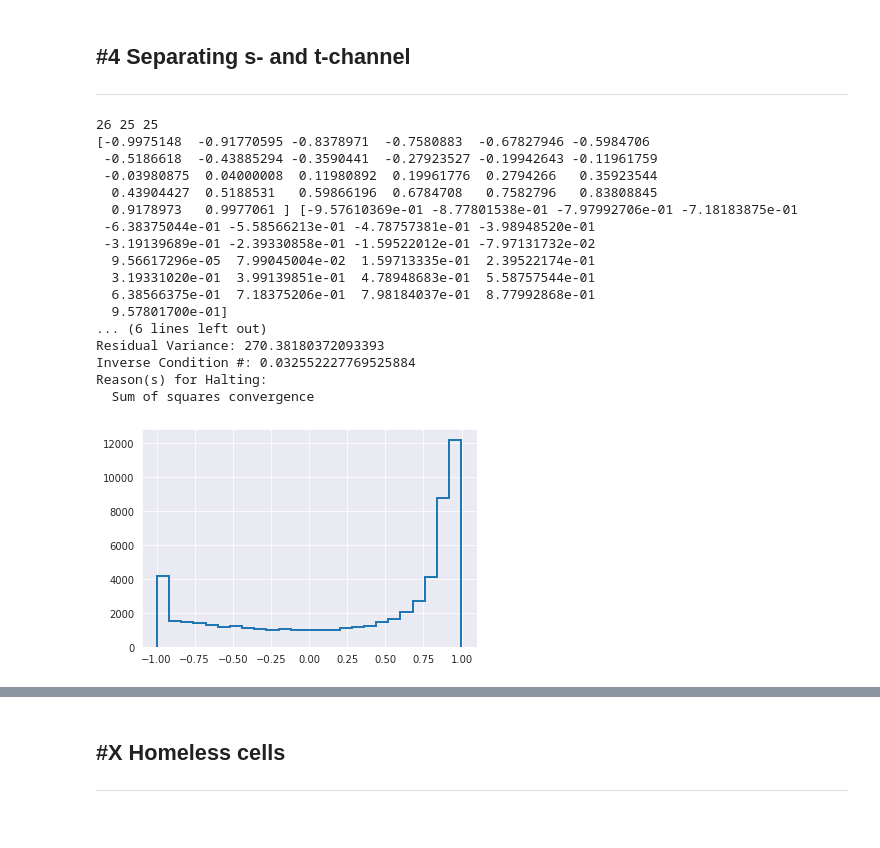
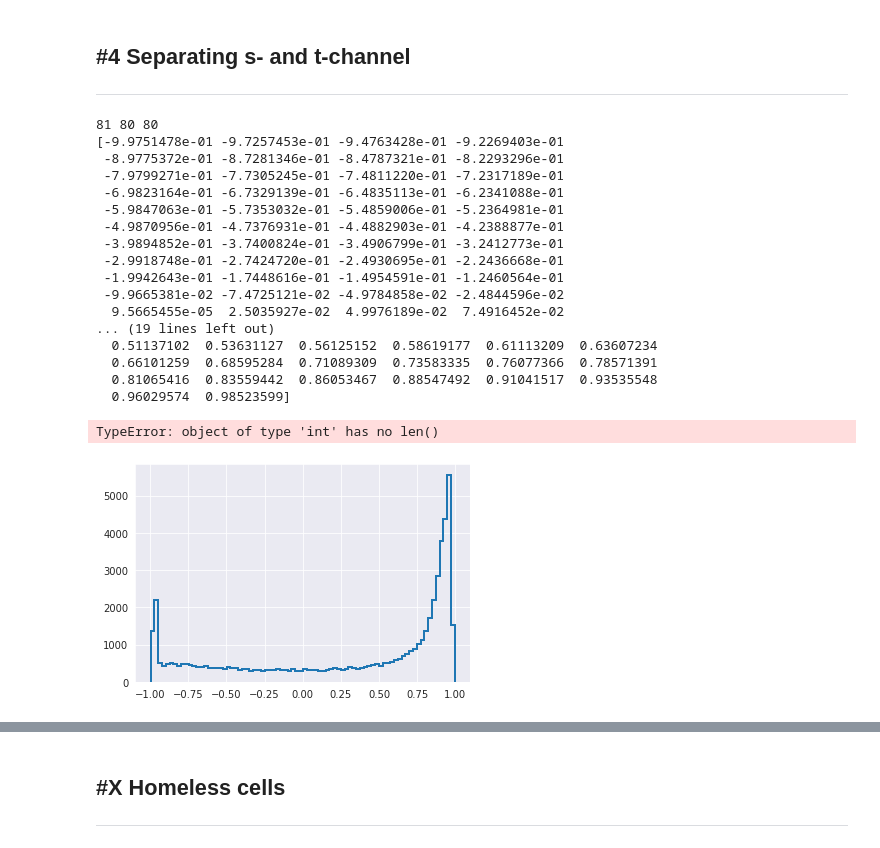
Before and after one commit to benfreiburg/z0-precisionmeasurement, a Jupyter notebook: Z0_main.ipynb, the cells around one changed output, grey strips where cells are left out. Cells and saved outputs as stored; diff of their text form; code cells hidden in the pictures.

```diff
--- a/Z0_main.ipynb
+++ b/Z0_main.ipynb
@@ -365,7 +365,7 @@ The percentage of electron events surviving the cut 0.9672821475021854 , the sha
 # %%
 cut_P_char_high = 69
 cut_P_char_low = 2
-cut_E_ecal = 15
+cut_E_ecal = 16
 cut_N_Ctrk = 5
 
 bins_N_Ctrk_mc = np.linspace(-0.5,40.5,42)
@@ -612,53 +682,54 @@ print(err_matrix_eff)
 ---
 ---
 # %%
-bins_cos_thet = 25
+bins_cos_thet = 80
 mask_ee_cos = branches_ee[var_cos_thet] < 1
 bin_content_theta_fit, bin_edges_theta_fit, _ = plt.hist((ee[8,:][mask_ee_cos]),bins=bins_cos_thet,  histtype='step', linewidth=2, label='Pcharged')
 
 bins_theta= np.asarray([])
 
 #for i in range (0, int(len(qq[4])-1.)):
 #    if (qq[4,i]>cut_E_ecal_low):
 
 for i in range (0,int(len(bin_edges_theta_fit)-1.)):
     bins_theta=np.append(bins_theta,bin_edges_theta_fit[i]+(bin_edges_theta_fit[2]-bin_edges_theta_fit[1])/2)
 
 
 print(len(bin_edges_theta_fit), len(bin_content_theta_fit), len(bins_theta))
 print(bin_edges_theta_fit, bins_theta)
 
 def s_t_channels(B, x):
     return B[0]*(1+x**2)+B[1]/(1-x)**2
 
 mymodel = Model(s_t_channels)
-mydata = RealData(bins_theta, bin_content_theta_fit, sx=10**(-99), sy=np.sqrt(bin_content_theta_fit))
+mydata = RealData(bins_theta[2:len(bins_cos_thet)-2], bin_content_theta_fit[2:len(bins_cos_thet)-2], sx=10**(-99), sy=np.sqrt(bin_content_theta_fit))
 myodr = ODR(mydata, mymodel, beta0=[400, 100], job=2)
 output_s_t = myodr.run()
 
 print("This is just to obtain the fit parameters")
 print(" ")
 output_s_t.pprint()
 print(" ")
 # %% [output]
-26 25 25
-[-0.9975148  -0.91770595 -0.8378971  -0.7580883  -0.67827946 -0.5984706
- -0.5186618  -0.43885294 -0.3590441  -0.27923527 -0.19942643 -0.11961759
- -0.03980875  0.04000008  0.11980892  0.19961776  0.2794266   0.35923544
-  0.43904427  0.5188531   0.59866196  0.6784708   0.7582796   0.83808845
-  0.9178973   0.9977061 ] [-9.57610369e-01 -8.77801538e-01 -7.97992706e-01 -7.18183875e-01
- -6.38375044e-01 -5.58566213e-01 -4.78757381e-01 -3.98948520e-01
- -3.19139689e-01 -2.39330858e-01 -1.59522012e-01 -7.97131732e-02
-  9.56617296e-05  7.99045004e-02  1.59713335e-01  2.39522174e-01
-  3.19331020e-01  3.99139851e-01  4.78948683e-01  5.58757544e-01
-  6.38566375e-01  7.18375206e-01  7.98184037e-01  8.77992868e-01
-  9.57801700e-01]
-... (6 lines left out)
-Residual Variance: 270.38180372093393
-Inverse Condition #: 0.032552227769525884
-Reason(s) for Halting:
-  Sum of squares convergence
+81 80 80
+[-9.9751478e-01 -9.7257453e-01 -9.4763428e-01 -9.2269403e-01
+ -8.9775372e-01 -8.7281346e-01 -8.4787321e-01 -8.2293296e-01
+ -7.9799271e-01 -7.7305245e-01 -7.4811220e-01 -7.2317189e-01
+ -6.9823164e-01 -6.7329139e-01 -6.4835113e-01 -6.2341088e-01
+ -5.9847063e-01 -5.7353032e-01 -5.4859006e-01 -5.2364981e-01
+ -4.9870956e-01 -4.7376931e-01 -4.4882903e-01 -4.2388877e-01
+ -3.9894852e-01 -3.7400824e-01 -3.4906799e-01 -3.2412773e-01
+ -2.9918748e-01 -2.7424720e-01 -2.4930695e-01 -2.2436668e-01
+ -1.9942643e-01 -1.7448616e-01 -1.4954591e-01 -1.2460564e-01
+ -9.9665381e-02 -7.4725121e-02 -4.9784858e-02 -2.4844596e-02
+  9.5665455e-05  2.5035927e-02  4.9976189e-02  7.4916452e-02
+... (19 lines left out)
+  0.51137102  0.53631127  0.56125152  0.58619177  0.61113209  0.63607234
+  0.66101259  0.68595284  0.71089309  0.73583335  0.76077366  0.78571391
+  0.81065416  0.83559442  0.86053467  0.88547492  0.91041517  0.93535548
+  0.96029574  0.98523599]
+TypeError: object of type 'int' has no len()
-[figure, old version]
+[figure, new version]
 # %%
 many_bins=np.linspace(-0.99,0.96,1000)
 
```
Also changed, not shown: parts of 7 cells of this notebook, 1 other file.
